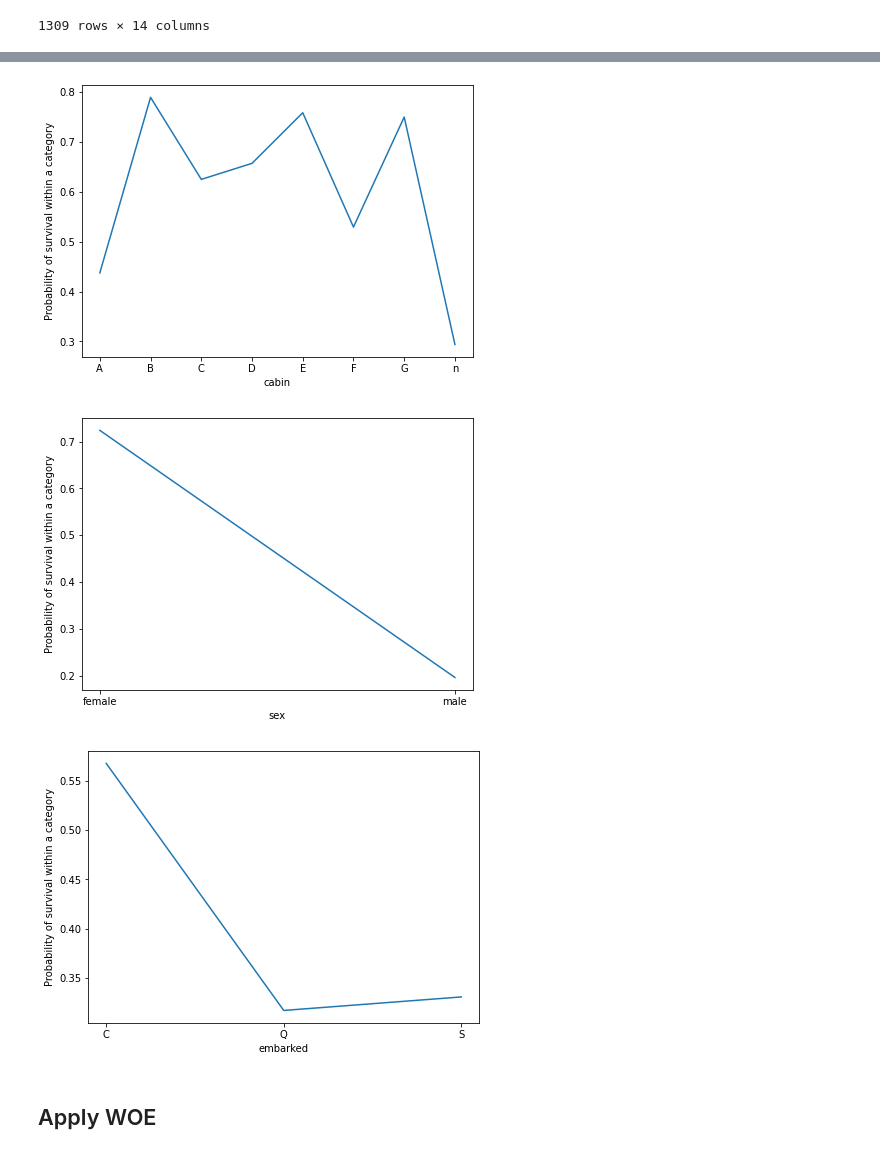
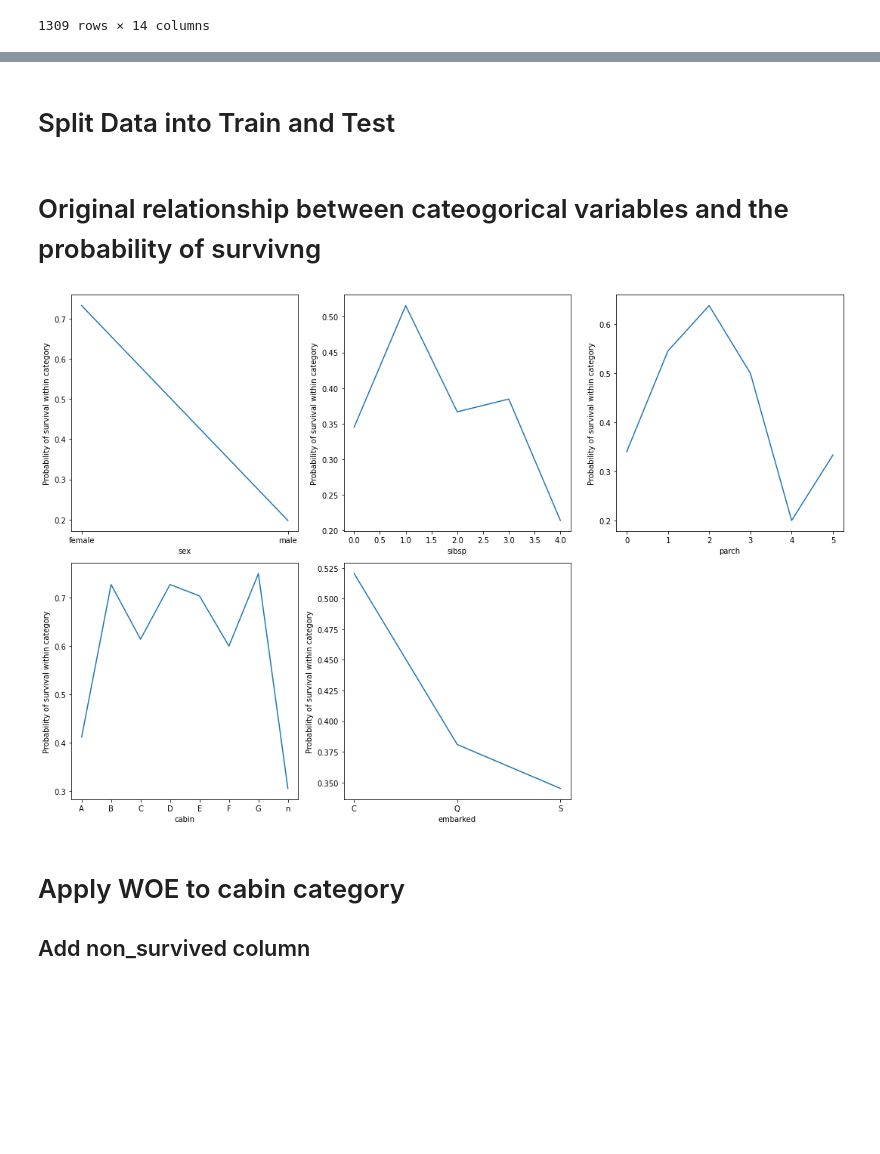
Before and after one commit to mkang32/feature-engineering, a Jupyter notebook: notebooks/2.categorical_variable_encoding/8. WoE.ipynb, the cells around one changed output, grey strips where cells are left out. Saved outputs shown, nothing was run; the diff lists cells and outputs as text; code cells hidden in the pictures; blank space fills up the shorter version.

```diff
--- a/notebooks/2.categorical_variable_encoding/8. WoE.ipynb
+++ b/notebooks/2.categorical_variable_encoding/8. WoE.ipynb
@@ -91,0 +173,8 @@ df = df[df['cabin'] != 'T']
+# %%
+df = df[(df['sibsp'] < 5) & (df['parch'] < 6) & (df['cabin'] != 'T') & (df['embarked'] != 'n')]
+# %%
+for variable in ['sex', 'sibsp', 'parch', 'cabin', 'embarked']:
+    cabin_count = df.groupby(variable)['survived'].count()
+    cabin_percent = round(df.groupby(variable)['survived'].count()/len(df) * 100)
+
+    display(pd.concat([cabin_count, cabin_percent], keys=['count', 'percent (%)'],  axis=1))
@@ -91,0 +218,9 @@ df = df[df['cabin'] != 'T']
+# %%
+fig, ax = plt.subplots(figsize=(15, 10))
+for i, variable in enumerate(['sex', 'sibsp', 'parch', 'cabin', 'embarked']):
+    plt.subplot(2, 3, i+1)
+    plt.bar(df.groupby(variable)['survived'].count().index, df.groupby(variable)['survived'].count())
+    plt.xlabel(variable)
+    plt.ylabel('count')
+plt.tight_layout()
+plt.show()
@@ -92,21 +229,30 @@ df = df[df['cabin'] != 'T']
+# %% [markdown]
+# Split Data into Train and Test
 # %%
-X_train, X_test, y_train, y_test = train_test_split(df[['cabin', 'sex', 'embarked', 'survived']],  # we keep the target
+variables = ['sex', 'sibsp', 'parch', 'cabin', 'embarked']
+x_train_variables = variables + ['survived']  # we keep the target
+X_train, X_test, y_train, y_test = train_test_split(df[x_train_variables],
                                                     df['survived'],
                                                    test_size=0.3,
                                                    random_state=0)
+# %% [markdown]
+# Original relationship between cateogorical variables and the probability of survivng
 # %%
-for var in ['cabin', 'sex', 'embarked']:
+fig, ax = plt.subplots(figsize=(15, 10))
 
-    fig, ax = plt.subplots(figsize=(7, 5))
+for i, var in enumerate(variables):
+    plt.subplot(2, 3, i+1)
     plt.plot(X_train.groupby([var])['survived'].mean())
 
     plt.xlabel(var)
-    plt.ylabel('Probability of survival within a category')
-    plt.show()
+    plt.ylabel('Probability of survival within category')
+
+plt.tight_layout()
+plt.show()
 # %% [output]
-[figure, old version]
+[figure, new version]
-[figure, removed]
-[figure, removed]
 # %% [markdown]
-## Apply WOE
+# Apply WOE to cabin category
+
+## Add non_survived column
 # %%
```
Also changed, not shown: parts of 54 cells of this notebook, 1 other file.
